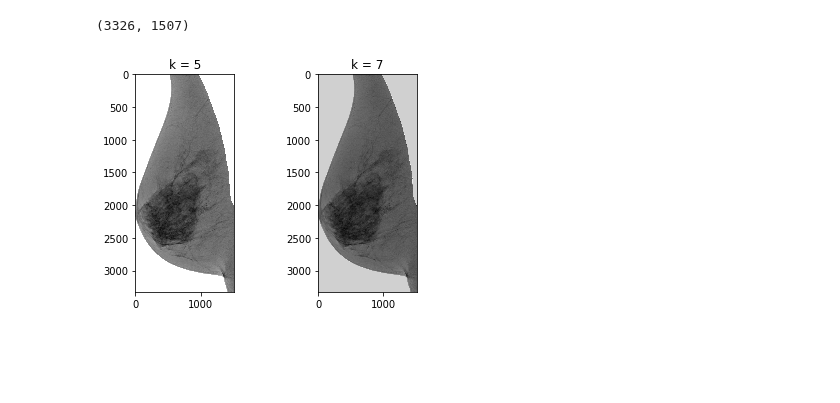
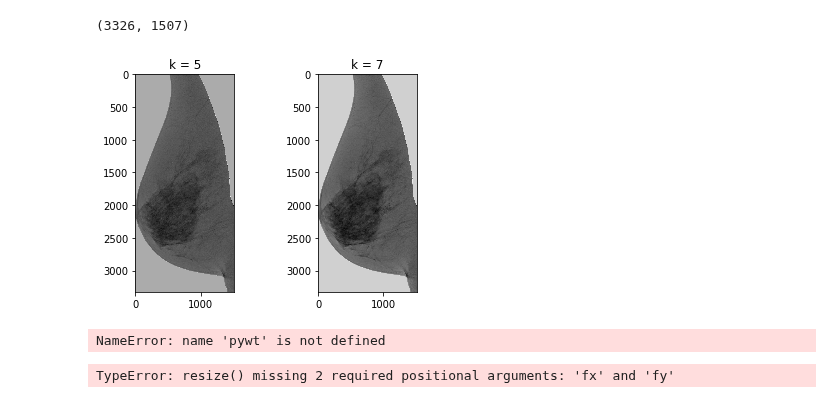
Before and after one commit to OlehKSS/IMMAS, a Jupyter notebook: examples/PreProcessingTests.ipynb, the cells around one changed output. Saved outputs shown, nothing was run; the diff lists cells and outputs as text; code cells hidden in the pictures; blank space fills up the shorter version.

```diff
--- a/examples/PreProcessingTests.ipynb
+++ b/examples/PreProcessingTests.ipynb
@@ -105,21 +99,21 @@ mm.image_data.shape
 # %%
 LL = math.sqrt(2)*LL
 LH = median_filter(LH, 7)
 HL = median_filter(HL, 7)
 HH = median_filter(HH, 7)
 
 coeffs2 = LL, (LH, HL, HH)
 
 reconstructed2 = pywt.idwt2(coeffs2, 'db4')
 rec2 = reconstructed2[:,:reconstructed2.shape[1]-1]
 
 plt.subplot(1,2,1)
-plt.imshow(mm.image_data - rec[:mm.image_data.shape[0],:mm.image_data.shape[1]], interpolation="nearest", cmap=plt.cm.gray)
+plt.imshow(mm.image_data - reconstructed[:mm.image_data.shape[0],:mm.image_data.shape[1]], interpolation="nearest", cmap=plt.cm.gray)
 plt.title('k = 5')
 
 plt.subplot(1,2,2)
-plt.imshow(mm.image_data - rec2[:mm.image_data.shape[0],:mm.image_data.shape[1]], interpolation="nearest", cmap=plt.cm.gray)
+plt.imshow(mm.image_data - reconstructed2[:mm.image_data.shape[0],:mm.image_data.shape[1]], interpolation="nearest", cmap=plt.cm.gray)
 plt.title('k = 7')
 plt.show()
 # %% [output]
-[figure, old version]
+[figure, new version]
@@ -125,0 +122,8 @@ plt.show()
+# %%
+preprocessing.waveletTransform(mm.image_data)
+# %% [output]
+NameError: name 'pywt' is not defined
+# %%
+img = preprocessing.resize(mm.image_data)
+# %% [output]
+TypeError: resize() missing 2 required positional arguments: 'fx' and 'fy'
```
Also changed, not shown: parts of 2 cells of this notebook, 1 other file.
